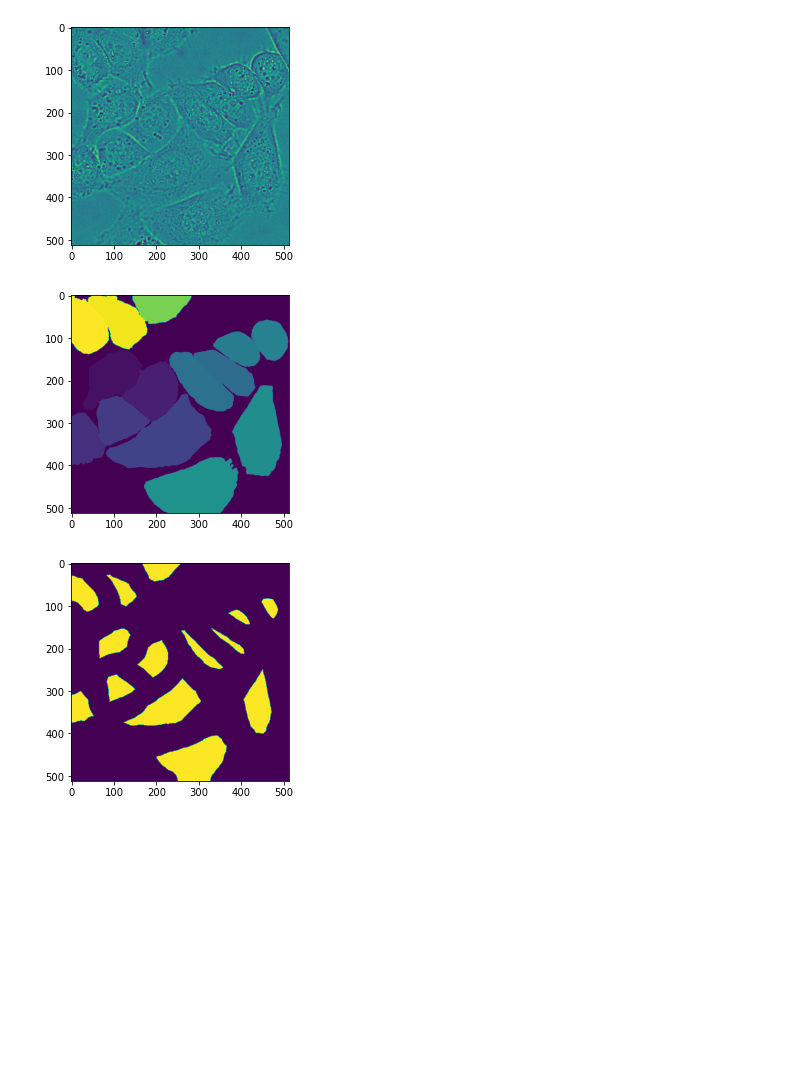
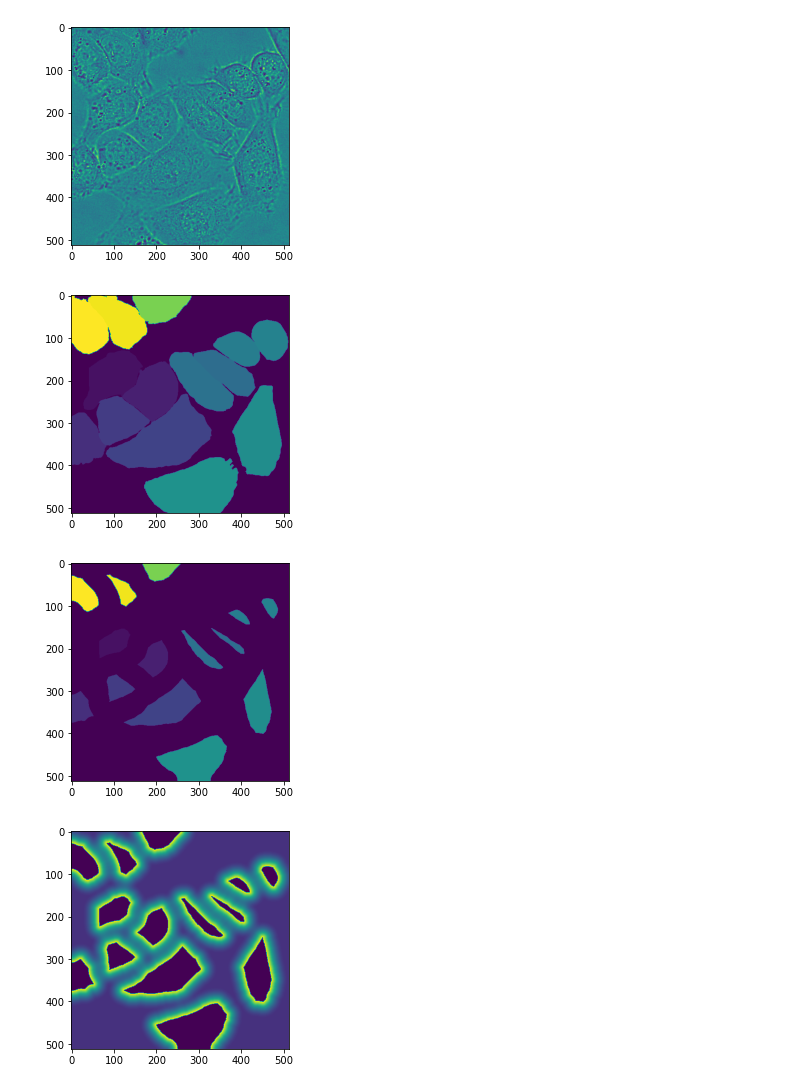
Before and after one commit to rishftw/vision_group_c, a Jupyter notebook: test.ipynb, the cells around one changed output. Drawn from its saved outputs; the diff is of its cells as text; code cells hidden in the pictures; blank space fills up the shorter version.

Commit message:
Fixed weight map calculation function.

```diff
--- a/test.ipynb
+++ b/test.ipynb
@@ -16,6 +16,10 @@ def fi_list(path):
     Return a sorted list of filenames in a given path
     """
     return sorted([os.path.join(path, f) for f in os.listdir(path)])
+
+def pimg(img):
+    plt.imshow(img)
+    plt.show()
 
 def highlight_labels(img, labels, value=255):
     image = img.copy()
@@ -65,22 +69,25 @@ def get_min_dist_marker(cell_mask, x, y, label):
 
     return (dists[min_dist_index])
 
-def get_pixel_weight(cell_mask, x, y):
+def get_max_dt_sq(img, label):
 # from equation (1) in https://is.muni.cz/www/svoboda/ISBI-final.pdf
     #constants
     A = 0.004
     B = 40
 
-    sigma_phi = 0
+    image = img.copy()
+    image = image.astype('uint8')
 
-    for label in np.unique(cell_mask):
-        min_dist_marker = get_min_dist_marker(cell_mask, x, y, label)
+    high_mask = highlight_labels(image, [ label ], value=label)
 
-        sigma_phi += ( max( (B - min_dist_marker) , 0 ) ) ** 2
+    inv = np.logical_not(high_mask)
+    inv = inv.astype('uint8')
 
-    print( 1 + (A * sigma_phi) )
+    dt = cv2.distanceTransform(inv, distanceType=cv2.DIST_L2, maskSize=cv2.DIST_MASK_PRECISE)
 
-    return ( 1 + (A * sigma_phi) )
+    max_dt_sq = (np.maximum( B-dt , 0 ))**2
+
+    return max_dt_sq
 # %%
 def get_origs(path="test_dir/orig"):  #"DIC-2/02"):
     origs = []
@@ -185,30 +230,29 @@ def get_weight_maps(cell_markers):
 # %%
 cell_masks = get_cell_masks()
 origs = get_origs()
 cell_markers = get_cell_markers(cell_masks)
-# weight_maps = get_weight_maps(cell_markers)
+weight_maps = get_weight_maps(cell_markers)
 
 a = origs[0]
 b = get_clahes(origs)[0]
 c = cell_masks[0]
 d = cell_markers[0]
 
-# h = weight_maps[2]
+h = weight_maps[0]
 
 
-plt.imshow(a);
-plt.show()
+pimg(a)
 
-plt.imshow(b);
-plt.show()
+pimg(b)
 
-plt.imshow(c);
-plt.show()
+pimg(c)
 
-plt.imshow(d);
-plt.show()
+pimg(d)
+
+pimg(h)
 # %% [output]
 [figure]
 [figure]
 [figure]
-[figure, old version]
+[figure, new version]
+[figure, added]
```
Also changed, not shown: parts of 1 cell of this notebook, 1 other file.
